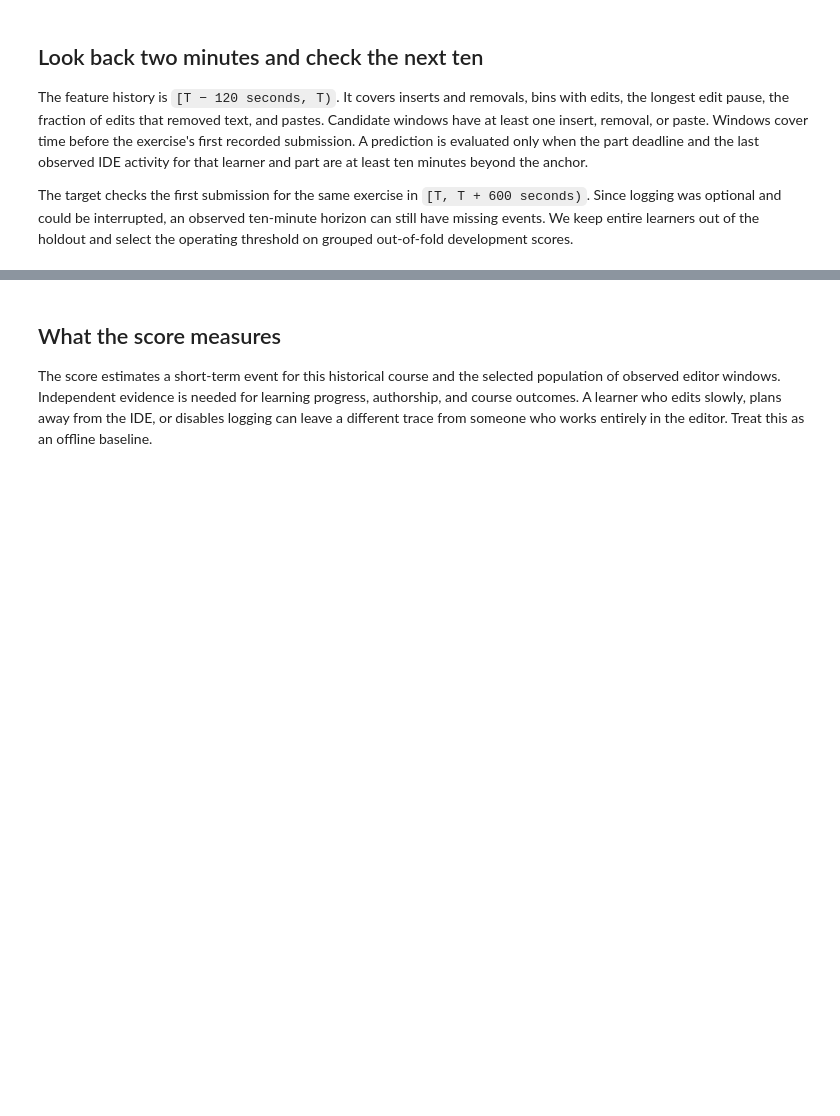
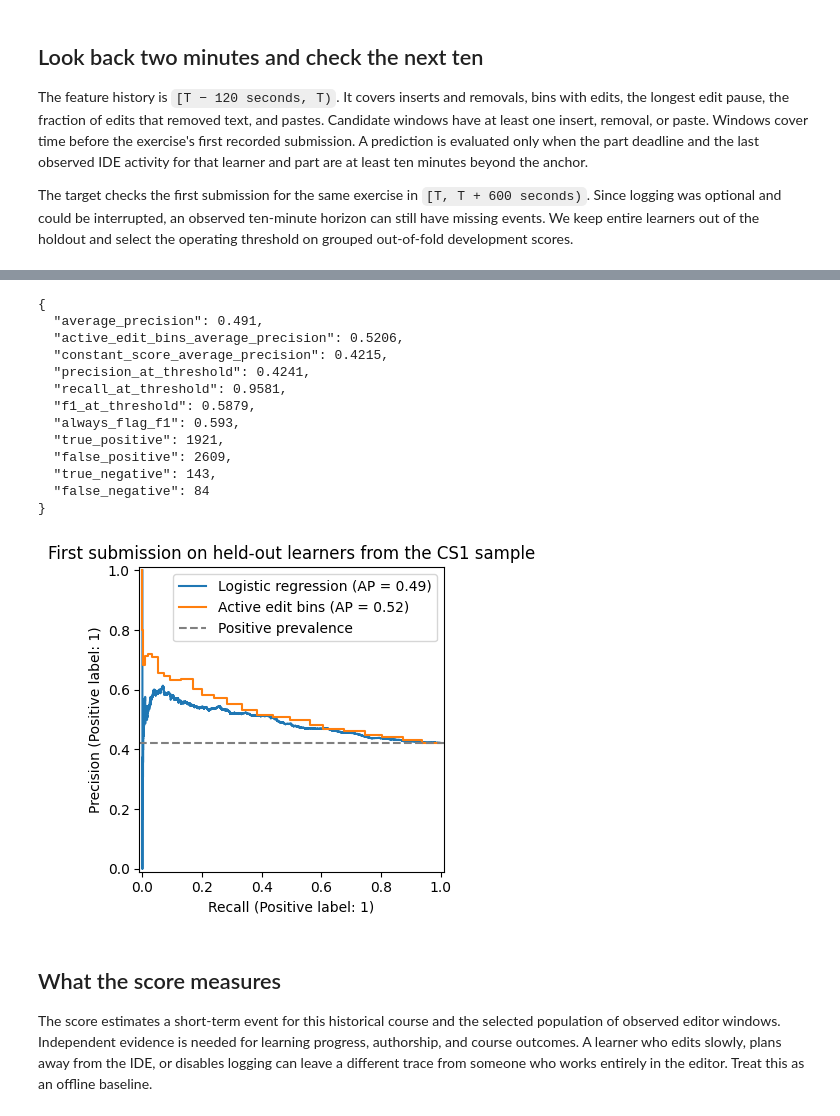
Before and after one commit to Bill2926/COS40005_HN9_Verifiable_Co-Learner_Agent, a Jupyter notebook: AI/cs1-submission-prediction.ipynb, the cells around one changed output, grey strips where cells are left out. Drawn from its saved outputs; the diff is of its cells as text; code cells hidden in the pictures; blank space fills up the shorter version.

```diff
--- a/AI/cs1-submission-prediction.ipynb
+++ b/AI/cs1-submission-prediction.ipynb
@@ -73,28 +91,44 @@ print(f"Development-selected F1 threshold: {threshold:.6f}")
 # %%
 scores = model.predict_proba(x[holdout])[:, 1]
 flagged = scores >= threshold
 truth = y[holdout]
 active_bins = x[holdout, FEATURE_NAMES.index("active_edit_bins")]
 tn, fp, fn, tp = confusion_matrix(truth, flagged, labels=[0, 1]).ravel()
 print(json.dumps({
     "average_precision": round(average_precision_score(truth, scores), 4),
     "active_edit_bins_average_precision": round(average_precision_score(truth, active_bins), 4),
     "constant_score_average_precision": round(float(truth.mean()), 4),
     "precision_at_threshold": round(precision_score(truth, flagged, zero_division=0), 4),
     "recall_at_threshold": round(recall_score(truth, flagged, zero_division=0), 4),
     "f1_at_threshold": round(f1_score(truth, flagged, zero_division=0), 4),
+    "always_flag_f1": round(f1_score(truth, np.ones_like(truth)), 4),
     "true_positive": int(tp), "false_positive": int(fp),
     "true_negative": int(tn), "false_negative": int(fn),
 }, indent=2))
 
 fig, ax = plt.subplots(figsize=(6.2, 4.0))
 PrecisionRecallDisplay.from_predictions(truth, scores, name="Logistic regression", ax=ax)
 PrecisionRecallDisplay.from_predictions(truth, active_bins, name="Active edit bins", ax=ax)
 ax.axhline(truth.mean(), color="gray", linestyle="--", label="Positive prevalence")
 ax.set_title("First submission on held-out learners from the CS1 sample")
 ax.legend(loc="upper right")
 fig.tight_layout()
 plt.show()
+# %% [output]
+{
+  "average_precision": 0.491,
+  "active_edit_bins_average_precision": 0.5206,
+  "constant_score_average_precision": 0.4215,
+  "precision_at_threshold": 0.4241,
+  "recall_at_threshold": 0.9581,
+  "f1_at_threshold": 0.5879,
+  "always_flag_f1": 0.593,
+  "true_positive": 1921,
+  "false_positive": 2609,
+  "true_negative": 143,
+  "false_negative": 84
+}
+[figure, added]
 # %% [markdown]
 ## What the score measures
 
```
Also changed, not shown: parts of 3 cells of this notebook, 3 other files.
